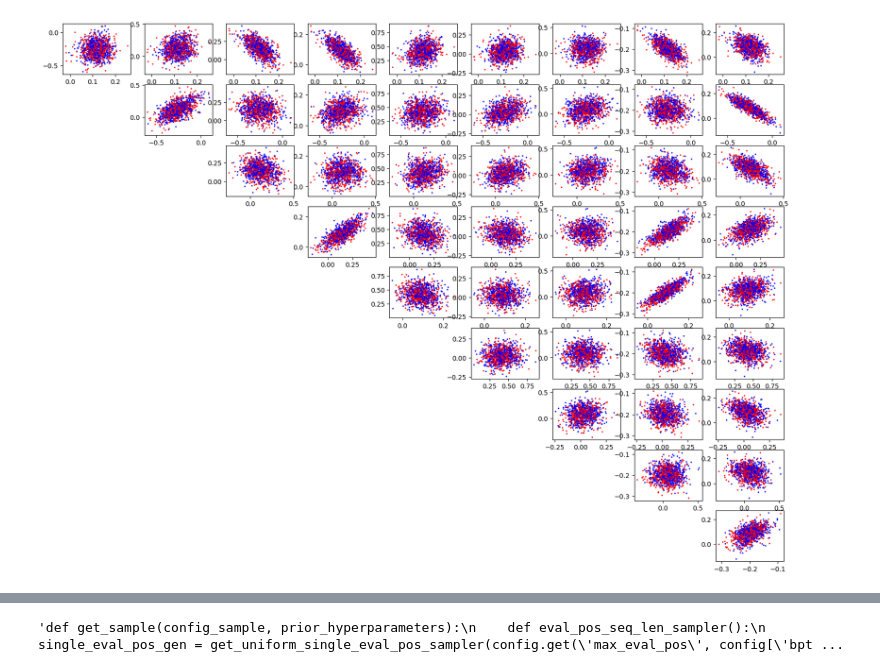
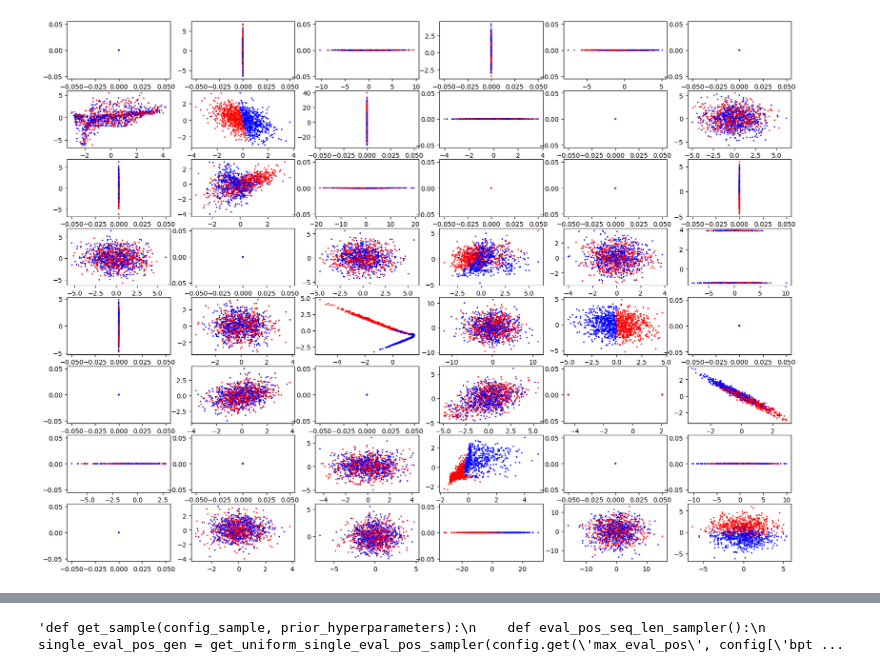
Before and after one commit to LenMetz/TabPFN-medical, a Jupyter notebook: prior_dev.ipynb, the cells around one changed output, grey strips where cells are left out. Saved outputs shown, nothing was run; the diff lists cells and outputs as text; code cells hidden in the pictures.

Commit message:
prior loading continued, diff working, forest base working

```diff
--- a/prior_dev.ipynb
+++ b/prior_dev.ipynb
@@ -4,9 +4,10 @@ import matplotlib.pyplot as plt
 from datetime import datetime
 from tabpfn_new import priors, encoders
 from tabpfn_new.scripts.model_configs import *
-from tabpfn_new.scripts.model_builder import get_forest_prior_hyperparameters, get_mlp_prior_hyperparameters
+from tabpfn_new.scripts.model_builder import get_forest_prior_hyperparameters, get_mlp_prior_hyperparameters, get_model
 from tabpfn.utils import get_uniform_single_eval_pos_sampler
 from utils import get_dataloader
+device = "cpu"
 # %%
 def reload_config(prior_type='forest', config_type='causal', task_type='binary', longer=0):
     config = get_prior_config(config_type=config_type)
@@ -33,7 +34,7 @@ def dl_from_config(config_sample, prior_hyperparameters):
         single_eval_pos = single_eval_pos_gen()
         return single_eval_pos, 1024
     dl_class, extra_kwargs = get_dataloader(config_sample, device="cpu", should_train=False, verbose=0)
-    dl = model_proto.DataLoader(num_steps=1, batch_size=1,
+    dl = dl_class(num_steps=1, batch_size=1,
                                 eval_pos_seq_len_sampler=eval_pos_seq_len_sampler,
                                 seq_len_maximum=None, device="cpu", **extra_kwargs)
     dl.model = None
@@ -46,19 +47,18 @@ def get_sample(dl):
 
 def plot_grid(dl, hyperparameters, rows=8, cols=6):
     fig, axes = plt.subplots(rows, cols, figsize=(20,15))
-    generator = synthetic_dataset_generator_tabpfn(n_samples=1000, max_classes=2, min_features=2, max_features=100)
-    class_assigner = priors.flexible_categorical.MulticlassRank(hyperparameters['num_classes'], ordered_p=hyperparameters['output_multiclass_ordered_p'])
+    class_assigner = priors.flexible_categorical.BalancedBinarize()#priors.flexible_categorical.MulticlassRank(hyperparameters['num_classes'], ordered_p=hyperparameters['output_multiclass_ordered_p'])
     for ax in axes.flatten():
         x2, b = get_sample(dl)
-        b = class_assigner(b)
+        #b = class_assigner(b)
         i1, i2 = np.random.choice(x2.shape[2], size=(2,), replace=False)
         ax.scatter(x2[:, 0, i1], x2[:, 0, i2], c=b, s=1.5, cmap="bwr")
 
 def plot_feature_combinations(dl, hyperparameters, num_plots=10):
     fig = plt.figure(figsize=(20,15))
     x2, b = get_sample(dl)
-    class_assigner = priors.flexible_categorical.BalancedBinarize()#MulticlassRank(hyperparameters['num_classes'], ordered_p=hyperparameters['output_multiclass_ordered_p'])
-    b = class_assigner(b)
+    #class_assigner = priors.flexible_categorical.BalancedBinarize()#MulticlassRank(hyperparameters['num_classes'], ordered_p=hyperparameters['output_multiclass_ordered_p'])
+    #b = class_assigner(b)
     n_feat = num_plots#hyperparameters["max_features"]
     for i in range(n_feat-1):
         for j in range(n_feat):
@@ -135,30 +135,29 @@ config['efficient_eval_masking'] = True
 # mlp params
 config['is_causal'] = True
 config['num_causes'] = 5
-config['prior_mlp_hidden_dim'] = 20
-config['num_layers'] = 2
+config['prior_mlp_hidden_dim'] = 50
+config['num_layers'] = 4
 config['noise_std'] = 0.05
 config['init_std'] = 0.05
 config['y_is_effect'] = True
 config['pre_sample_weights'] = True
 config['prior_mlp_dropout_prob'] = 0
 config['pre_sample_causes'] = True
-config["prior_mlp_activations"] = torch.nn.Tanh
+config["prior_mlp_activations"] = torch.nn.ReLU
 config["block_wise_dropout"] = True
-config["sort_features"] = True
-config["in_clique"] = True
+config["sort_features"] = False
+config["in_clique"] = False
 
 # general data params
+config['balanced'] = True
 config['num_classes'] = 2
 config['max_num_classes'] = 2
 config['max_features'] = 100
 
 config_sample = evaluate_hypers(config)
-prior_hyperparameters = get_mlp_prior_hyperparameters(config_sample)
-model_proto = priors.mlp
 # %%
-dl = dl_from_config(config_sample, prior_hyperparameters)
-plot_grid(dl, prior_hyperparameters)
-#print(get_sample(dl))
+#dl = dl_from_config(config_sample, prior_hyperparameters)
+model = get_model(config_sample, device, should_train=False, verbose=0)
+dl = model[3]
 # %% [output]
 Using style prior: True
@@ -166,4 +166,4 @@ Using style prior: True
-# %%
-plot_feature_combinations(dl, prior_hyperparameters)
-# %% [output]
-[figure, removed]
+# %%
+plot_grid(dl,config_sample)
+# %% [output]
+[figure, added]
```
Also changed, not shown: parts of 12 cells of this notebook, 6 other files.
